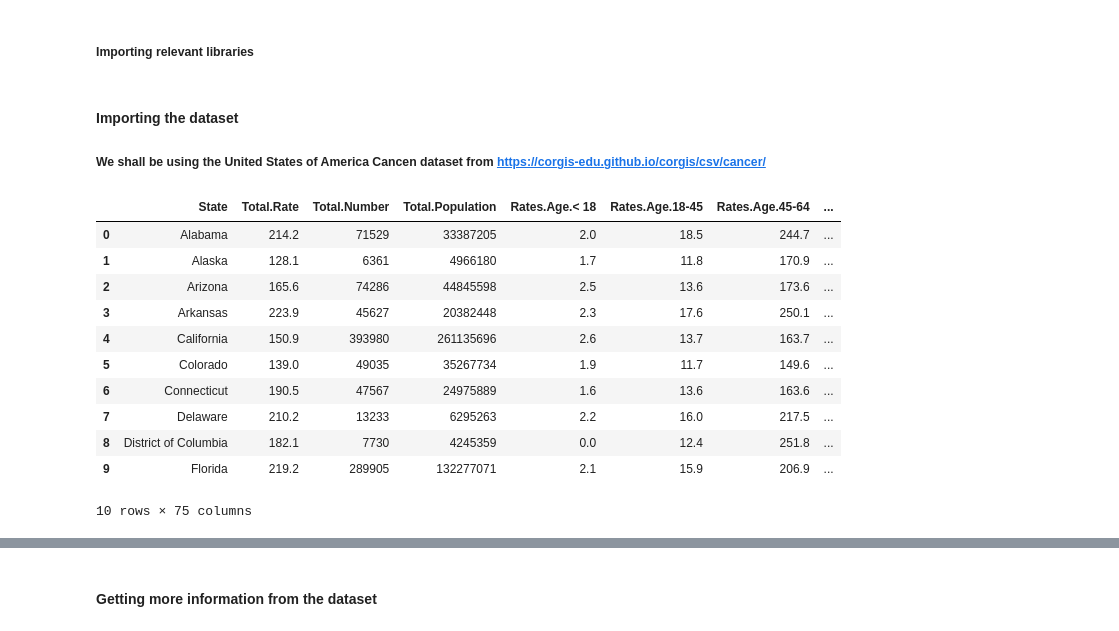
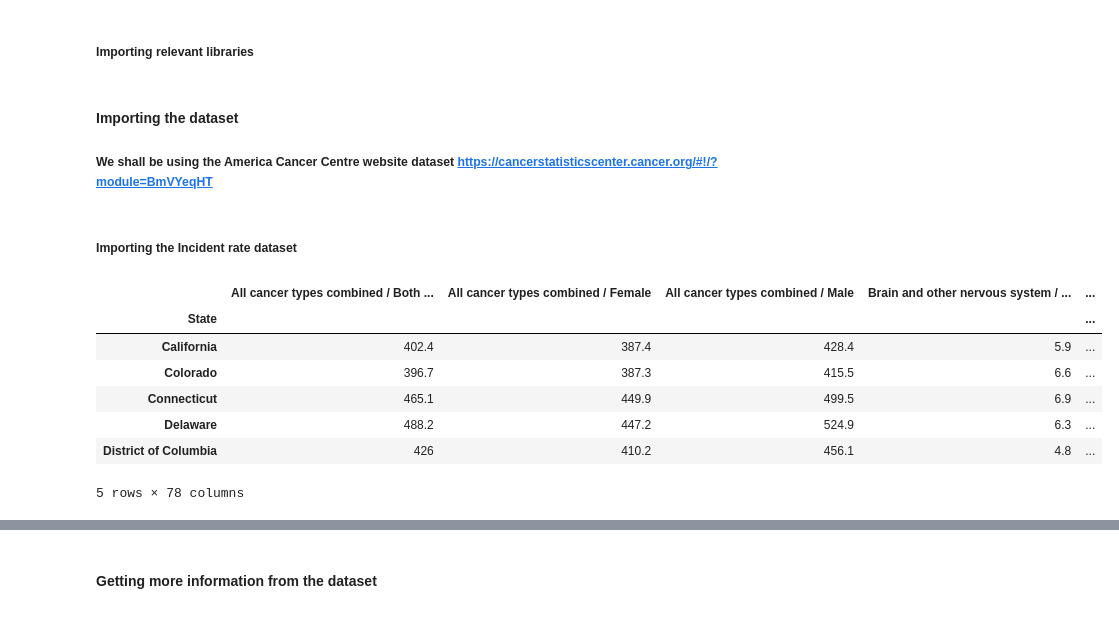
Before and after one commit to nderitu-ndegwa/DSFT14_Grp2_Wk5, a Jupyter notebook: python_notebook.ipynb, the cells around one changed output, grey strips where cells are left out. Cells and saved outputs as stored; diff of their text form; code cells hidden in the pictures.

Commit message:
changed dataset

```diff
--- a/python_notebook.ipynb
+++ b/python_notebook.ipynb
@@ -10,25 +10,22 @@ import numpy as np
 # %% [markdown]
 #### Importing the dataset
 
-##### We shall be using the United States of America Cancen dataset from https://corgis-edu.github.io/corgis/csv/cancer/
+##### We shall be using the America Cancer Centre website dataset https://cancerstatisticscenter.cancer.org/#!/?module=BmVYeqHT
-# %%
-url = r"C:\Users\HP\Desktop\Moringa_School_Projects\WK5_Project\DSFT14_Grp2_Wk5\cancer.csv"
-
-df = pd.read_csv(url)
-
-# Displaying the first ten rows of data
-
-df.head(10)
-# %% [output]
-|  | State | Total.Rate | Total.Number | Total.Population | Rates.Age.< 18 | Rates.Age.18-45 | Rates.Age.45-64 | ... |
-| 0 | Alabama | 214.2 | 71529 | 33387205 | 2.0 | 18.5 | 244.7 | ... |
-| 1 | Alaska | 128.1 | 6361 | 4966180 | 1.7 | 11.8 | 170.9 | ... |
-| 2 | Arizona | 165.6 | 74286 | 44845598 | 2.5 | 13.6 | 173.6 | ... |
-| 3 | Arkansas | 223.9 | 45627 | 20382448 | 2.3 | 17.6 | 250.1 | ... |
-| 4 | California | 150.9 | 393980 | 261135696 | 2.6 | 13.7 | 163.7 | ... |
-| 5 | Colorado | 139.0 | 49035 | 35267734 | 1.9 | 11.7 | 149.6 | ... |
-| 6 | Connecticut | 190.5 | 47567 | 24975889 | 1.6 | 13.6 | 163.6 | ... |
-| 7 | Delaware | 210.2 | 13233 | 6295263 | 2.2 | 16.0 | 217.5 | ... |
-| 8 | District of Columbia | 182.1 | 7730 | 4245359 | 0.0 | 12.4 | 251.8 | ... |
-| 9 | Florida | 219.2 | 289905 | 132277071 | 2.1 | 15.9 | 206.9 | ... |
-10 rows × 75 columns
+# %% [markdown]
+##### Importing the Incident rate dataset
+# %%
+incident_rate_df = pd.read_excel("IncRate.xlsx", sheet_name =1,header = 6,index_col = 'State')
+incident_rate_df.drop(incident_rate_df.index[:5],inplace=True)
+
+# Displaying the first five records
+
+incident_rate_df.head(5)
+# %% [output]
+|  | All cancer types combined / Both ... | All cancer types combined / Female | All cancer types combined / Male | Brain and other nervous system / ... | ... |
+| State |  |  |  |  | ... |
+| California | 402.4 | 387.4 | 428.4 | 5.9 | ... |
+| Colorado | 396.7 | 387.3 | 415.5 | 6.6 | ... |
+| Connecticut | 465.1 | 449.9 | 499.5 | 6.9 | ... |
+| Delaware | 488.2 | 447.2 | 524.9 | 6.3 | ... |
+| District of Columbia | 426 | 410.2 | 456.1 | 4.8 | ... |
+5 rows × 78 columns
```
Also changed, not shown: parts of 25 cells of this notebook, 3 other files.
